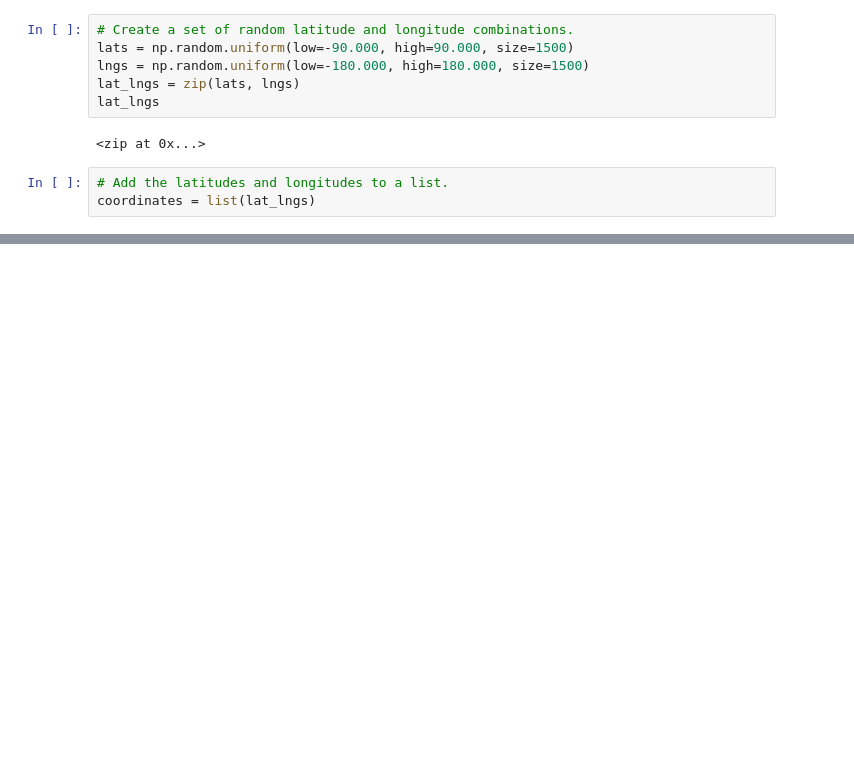
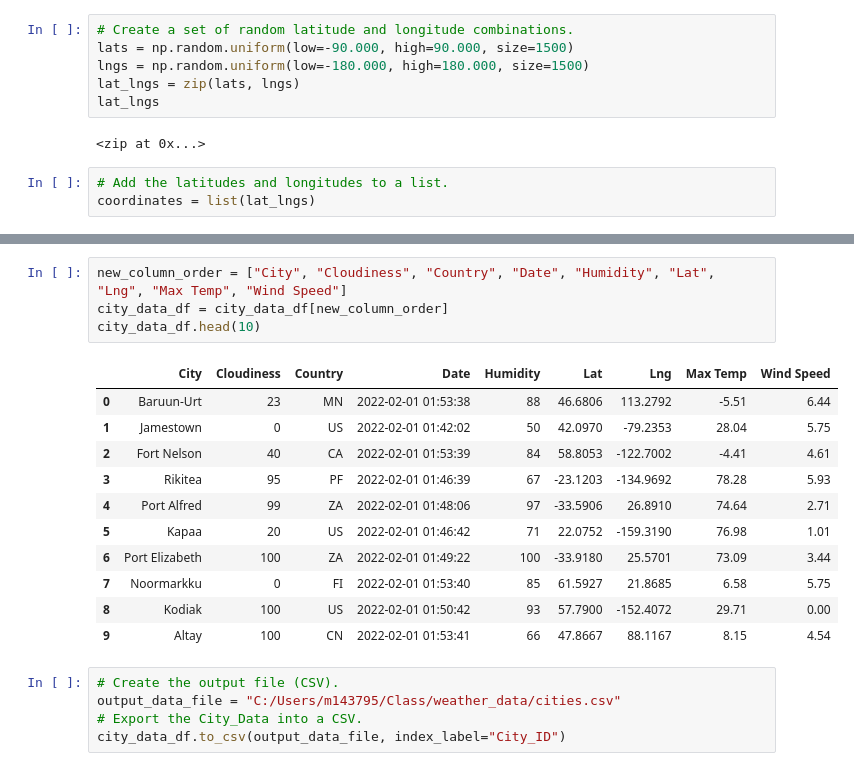
Before and after one commit to jcourt99/World_Weather_Analysis, a Jupyter notebook: WeatherPy.ipynb, the cells around one changed output, grey strips where cells are left out. Saved outputs shown, nothing was run; the diff lists cells and outputs as text; blank space fills up the shorter version.

```diff
--- a/WeatherPy.ipynb
+++ b/WeatherPy.ipynb
@@ -31,0 +137,21 @@ len(cities)
+# %%
+new_column_order = ["City", "Cloudiness", "Country", "Date", "Humidity", "Lat", "Lng", "Max Temp", "Wind Speed"]
+city_data_df = city_data_df[new_column_order]
+city_data_df.head(10)
+# %% [output]
+|  | City | Cloudiness | Country | Date | Humidity | Lat | Lng | Max Temp | Wind Speed |
+| 0 | Baruun-Urt | 23 | MN | 2022-02-01 01:53:38 | 88 | 46.6806 | 113.2792 | -5.51 | 6.44 |
+| 1 | Jamestown | 0 | US | 2022-02-01 01:42:02 | 50 | 42.0970 | -79.2353 | 28.04 | 5.75 |
+| 2 | Fort Nelson | 40 | CA | 2022-02-01 01:53:39 | 84 | 58.8053 | -122.7002 | -4.41 | 4.61 |
+| 3 | Rikitea | 95 | PF | 2022-02-01 01:46:39 | 67 | -23.1203 | -134.9692 | 78.28 | 5.93 |
+| 4 | Port Alfred | 99 | ZA | 2022-02-01 01:48:06 | 97 | -33.5906 | 26.8910 | 74.64 | 2.71 |
+| 5 | Kapaa | 20 | US | 2022-02-01 01:46:42 | 71 | 22.0752 | -159.3190 | 76.98 | 1.01 |
+| 6 | Port Elizabeth | 100 | ZA | 2022-02-01 01:49:22 | 100 | -33.9180 | 25.5701 | 73.09 | 3.44 |
+| 7 | Noormarkku | 0 | FI | 2022-02-01 01:53:40 | 85 | 61.5927 | 21.8685 | 6.58 | 5.75 |
+| 8 | Kodiak | 100 | US | 2022-02-01 01:50:42 | 93 | 57.7900 | -152.4072 | 29.71 | 0.00 |
+| 9 | Altay | 100 | CN | 2022-02-01 01:53:41 | 66 | 47.8667 | 88.1167 | 8.15 | 4.54 |
+# %%
+# Create the output file (CSV).
+output_data_file = "C:/Users/m143795/Class/weather_data/cities.csv"
+# Export the City_Data into a CSV.
+city_data_df.to_csv(output_data_file, index_label="City_ID")
```
Also changed, not shown: parts of 7 cells of this notebook, 2 other files.
